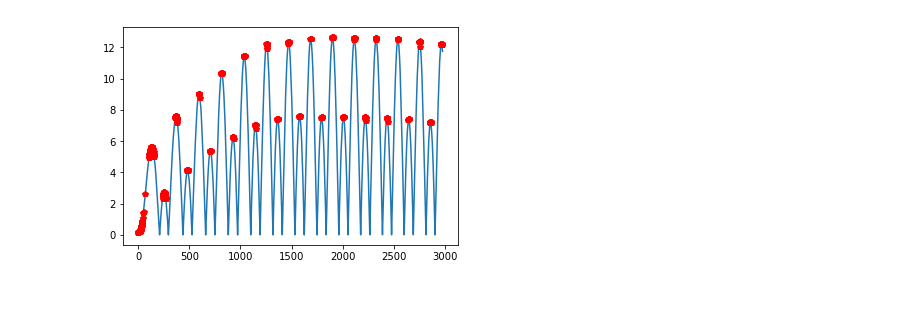
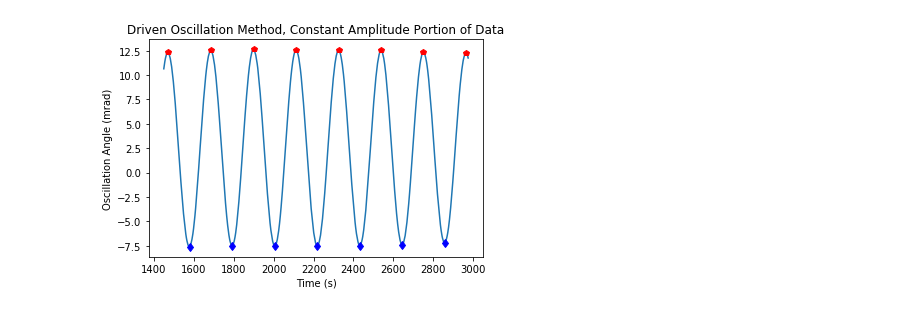
Before and after one commit to nathawkins/PHY451_FS_2017, a Jupyter notebook: Cavendish_Experiment/Driven_Oscillation/Analysis of First Driven Oscillation Data.ipynb, the cells around one changed output. Saved outputs shown, nothing was run; the diff lists cells and outputs as text; code cells hidden in the pictures.

```diff
--- a/Cavendish_Experiment/Driven_Oscillation/Analysis of First Driven Oscillation Data.ipynb
+++ b/Cavendish_Experiment/Driven_Oscillation/Analysis of First Driven Oscillation Data.ipynb
@@ -8,23 +20,38 @@ from scipy.optimize import curve_fit
 ##Load in the data from the text file
 data = np.loadtxt('20171017_cavendish_driven_osc_1.txt', delimiter = '\t')
 
-##Use scipy built in method to isolate relative maxima and minima
-max_inds = arm(data[:,1])
+##When do we reach a steady state oscillation?
+cutoff_time = 1450
 
 ##Find the index corrsesponding to, roughly, when the "constant" amplitude oscialltion begins
 cutoff = 0
 
+##Reduce the data based on the index
 for i in range(data.shape[0]):
-    if data[i,0] >= 1500:
+    if data[i,0] >= cutoff_time:
         cutoff = i
         break
+
+##Define the data array to now only look at the steady state
+data = data[i:,:]
+
+##Use scipy built in method to isolate relative maxima and minima
+max_inds = armax(data[:,1], order=25)
+min_inds = armin(data[:,1], order = 25)
 # %%
 ##Data and plotting for isolation of maxima and minima
 max_times = data[max_inds,0]
 max_angles = data[max_inds, 1]
 
+min_times = data[min_inds, 0]
+min_angles = data[min_inds, 1]
 
-plt.plot(data[:,0], abs(data[:,1]))
-plt.plot(max_times, abs(max_angles), 'rp');
+
+plt.plot(data[:,0], data[:,1])
+plt.plot(max_times, max_angles, 'rp')
+plt.plot(min_times, min_angles, 'bd')
+plt.title("Driven Oscillation Method, Constant Amplitude Portion of Data")
+plt.ylabel("Oscillation Angle (mrad)")
+plt.xlabel("Time (s)");
 # %% [output]
-[figure, old version]
+[figure, new version]
```
Also changed, not shown: parts of 12 cells of this notebook, 1 other file.
